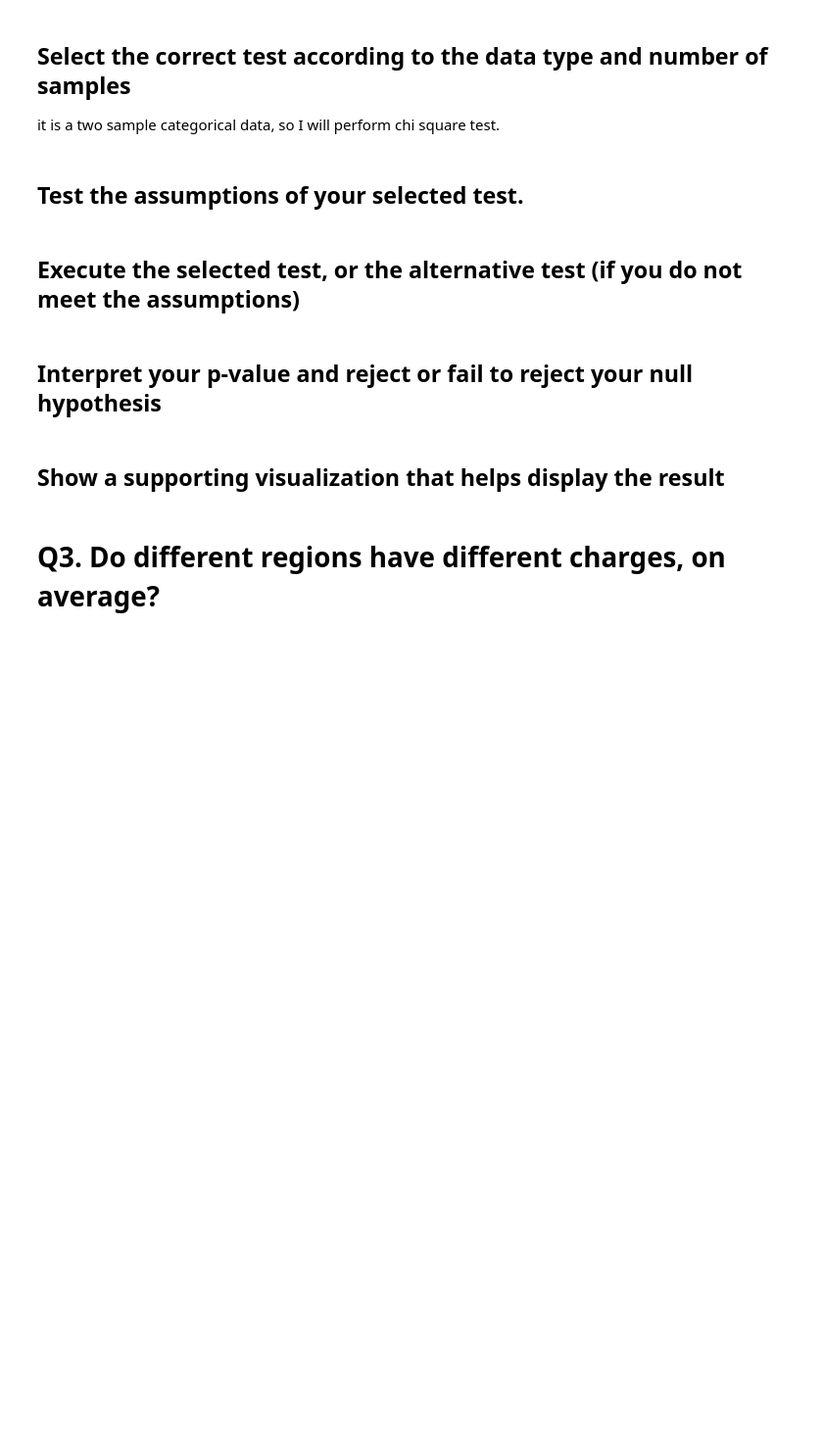
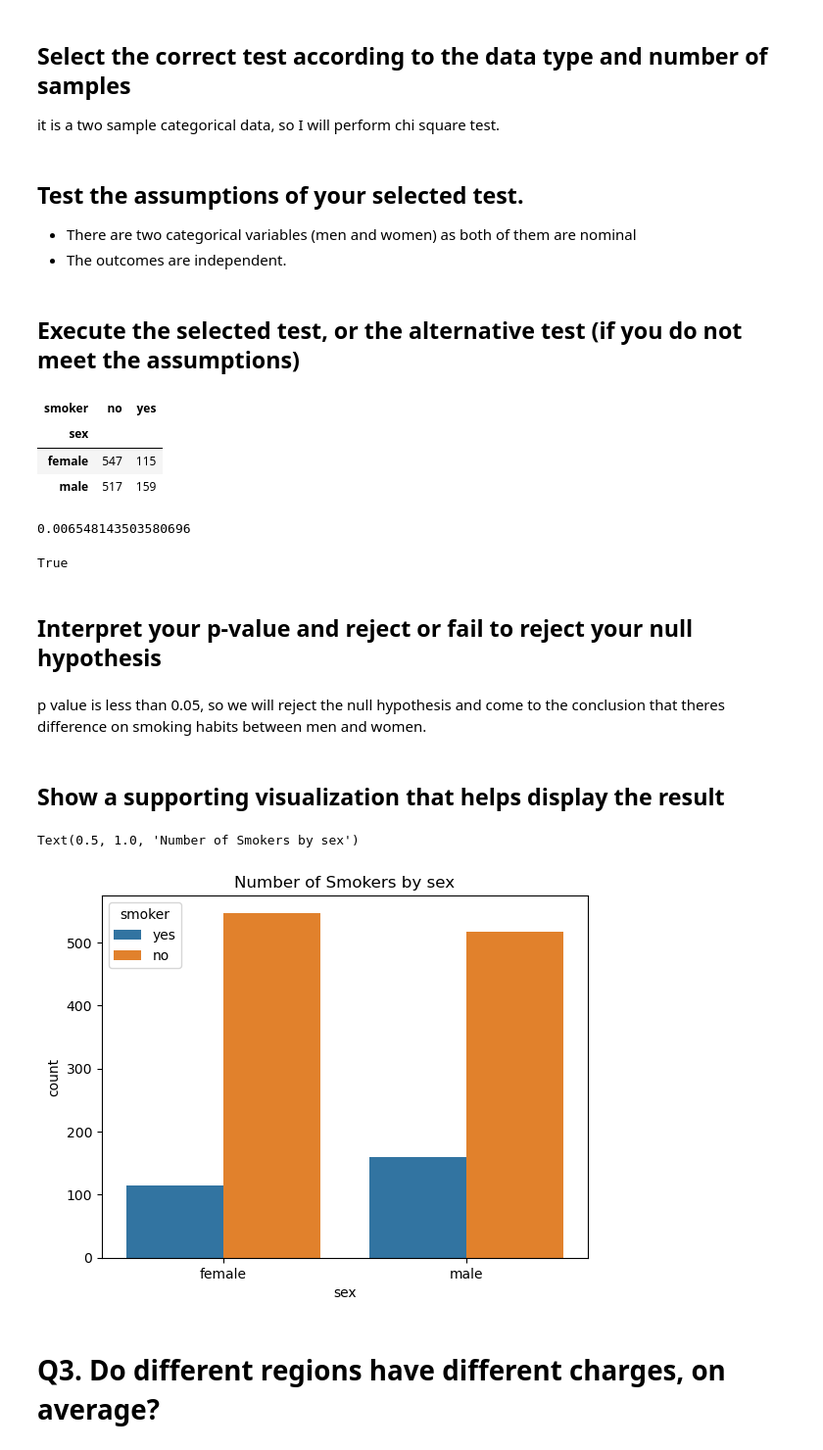
Before and after one commit to hawkeyedatatsai/Data-Enrichment-Hypotheses, a Jupyter notebook: Hypothesis Testing with Insurance Data (Core).ipynb, the cells around one changed output. Shown: that part at 98% size. Drawn from its saved outputs; the diff is of its cells as text; code cells hidden in the pictures; blank space fills up the shorter version.

```diff
--- a/Hypothesis Testing with Insurance Data (Core).ipynb
+++ b/Hypothesis Testing with Insurance Data (Core).ipynb
@@ -146,12 +149,43 @@ fig.suptitle('Comparison of Insurance Charges by Smoking Status',fontsize='xx-la
 it is a two sample categorical data, so I will perform chi square test.
 # %% [markdown]
 ## Test the assumptions of your selected test.
+
+ - There are two categorical variables (men and women) as both of them are nominal
+ - The outcomes are independent.
 # %% [markdown]
 ## Execute the selected test, or the alternative test (if you do not meet the assumptions)
+# %%
+# calculate the contingency table with pd.cross-tab
+table = pd.crosstab(df['sex'], df['smoker'])
+table
+# %% [output]
+| smoker | no | yes |
+| sex |  |  |
+| female | 547 | 115 |
+| male | 517 | 159 |
+# %%
+# Run the Test and Save the Output
+result = stats.chi2_contingency(table)
+chi2, p, deg_free, expected_vals = result #this labels the results
+
+# What was our p-value?
+print(p)
+p<.05
+# %% [output]
+0.006548143503580696
+True
 # %% [markdown]
 ## Interpret your p-value and reject or fail to reject your null hypothesis
+# %% [markdown]
+p value is less than 0.05, so we will reject the null hypothesis and come to the conclusion that theres difference on smoking habits between men and women.
 # %% [markdown]
 ## Show a supporting visualization that helps display the result
+# %%
+ax=sns.countplot(data=df, x='sex', hue = 'smoker')
+ax.set_title('Number of Smokers by sex')
+# %% [output]
+Text(0.5, 1.0, 'Number of Smokers by sex')
+[figure, added]
 # %% [markdown]
 # Q3. Do different regions have different charges, on average?
 # %% [markdown]
```
Also changed, not shown: parts of 9 cells of this notebook.
